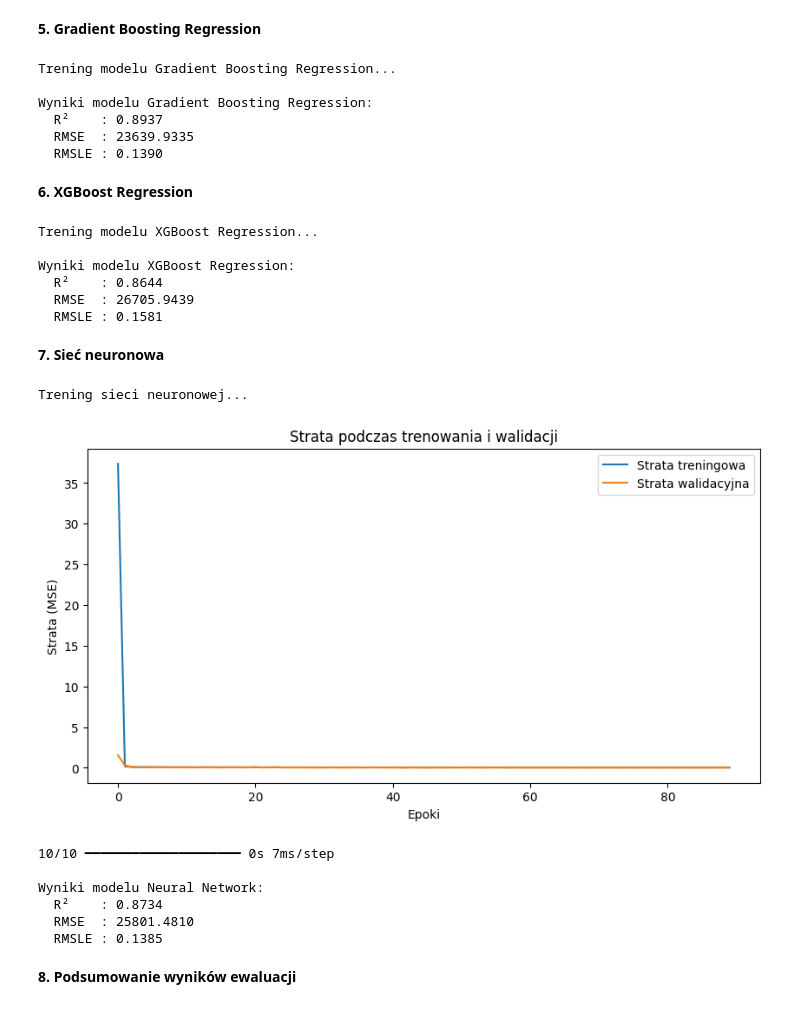
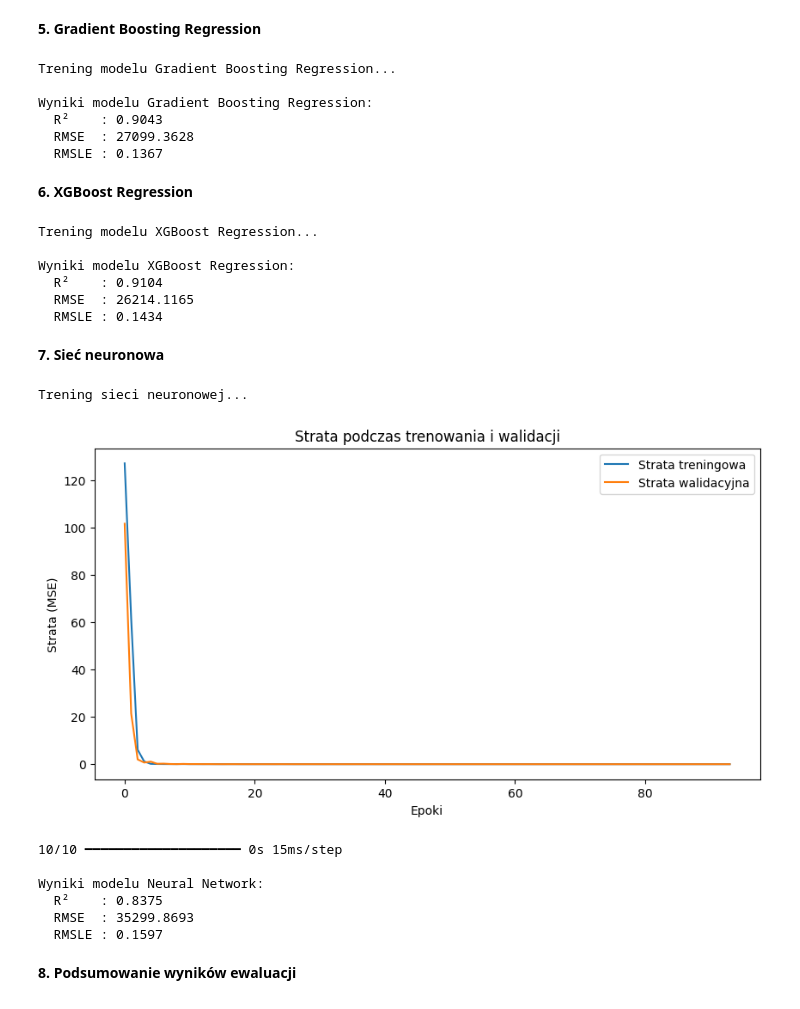
Before and after one commit to jan-kordas/ML-Project, a Jupyter notebook: Notebooks/02_Model_Training.ipynb, the cells around one changed output. Saved outputs shown, nothing was run; the diff lists cells and outputs as text; code cells hidden in the pictures.

```diff
--- a/Notebooks/02_Model_Training.ipynb
+++ b/Notebooks/02_Model_Training.ipynb
@@ -47,8 +47,8 @@ import matplotlib.pyplot as plt
 - Podział na cechy (X) i zmienną docelową (y)
 - Podział na dane treningowe i walidacyjne
 # %%
-train_df = pd.read_csv("../Data/Preprocessed/b_train_preprocessed.csv")
-test_df = pd.read_csv("../Data/Preprocessed/b_test_preprocessed.csv")
+train_df = pd.read_csv("../Data/Preprocessed/a_train_preprocessed.csv")
+test_df = pd.read_csv("../Data/Preprocessed/a_test_preprocessed.csv")
 
 X_train = train_df.drop(columns=["Id", "SalePrice"])
 y_train = train_df["SalePrice"]
@@ -131,9 +131,9 @@ evaluate_model("Gradient Boosting Regression", np.log1p(y_val), y_val_pred_gb, i
 Trening modelu Gradient Boosting Regression...
 
 Wyniki modelu Gradient Boosting Regression:
-  R²    : 0.8937
-  RMSE  : 23639.9335
-  RMSLE : 0.1390
+  R²    : 0.9043
+  RMSE  : 27099.3628
+  RMSLE : 0.1367
 # %% [markdown]
 **6. XGBoost Regression**
 # %%
@@ -146,9 +146,9 @@ evaluate_model("XGBoost Regression", np.log1p(y_val), y_val_pred_xgb, is_log_tra
 Trening modelu XGBoost Regression...
 
 Wyniki modelu XGBoost Regression:
-  R²    : 0.8644
-  RMSE  : 26705.9439
-  RMSLE : 0.1581
+  R²    : 0.9104
+  RMSE  : 26214.1165
+  RMSLE : 0.1434
 # %% [markdown]
 **7. Sieć neuronowa**
 # %%
@@ -160,51 +160,51 @@ X_val_scaled = scaler.transform(X_val)
 
 model = Sequential([
     Input(shape=(X_train_scaled.shape[1],)),
+    Dense(128, activation="relu", kernel_regularizer=l2(1e-4)),
+    BatchNormalization(),
+    Dropout(0.2),
     Dense(64, activation="relu", kernel_regularizer=l2(1e-4)),
     BatchNormalization(),
     Dropout(0.2),
     Dense(32, activation="relu", kernel_regularizer=l2(1e-4)),
     BatchNormalization(),
-    Dropout(0.2),
-    Dense(16, activation="relu", kernel_regularizer=l2(1e-4)),
-    BatchNormalization(),
     Dense(1)
 ])
 
-model.compile(optimizer=Adam(learning_rate=0.02), loss="mse", metrics=["mae"])
+model.compile(optimizer=Adam(learning_rate=0.01), loss="mse", metrics=["mae"])
 
 early_stop = EarlyStopping(monitor="val_loss", patience=15, restore_best_weights=True, verbose=0)
 reduce_lr = ReduceLROnPlateau(monitor="val_loss", factor=0.5, patience=5, verbose=0)
 
 history = model.fit(
     X_train_scaled, np.log1p(y_train_split),
     validation_data=(X_val_scaled, np.log1p(y_val)),
     epochs=200,
-    batch_size=16,
+    batch_size=64,
     callbacks=[early_stop, reduce_lr],
     verbose=0
 )
 
 plt.figure(figsize=(10, 5))
 plt.plot(history.history["loss"], label="Strata treningowa")
 plt.plot(history.history["val_loss"], label="Strata walidacyjna")
 plt.xlabel("Epoki")
 plt.ylabel("Strata (MSE)")
 plt.legend()
 plt.title("Strata podczas trenowania i walidacji")
 plt.show()
 
 y_val_pred_nn = model.predict(X_val_scaled).flatten()
 evaluate_model("Neural Network", np.log1p(y_val), y_val_pred_nn, is_log_transformed=True)
 # %% [output]
 Trening sieci neuronowej...
-[figure, old version]
+[figure, new version]
-10/10 ━━━━━━━━━━━━━━━━━━━━ 0s 7ms/step
+10/10 ━━━━━━━━━━━━━━━━━━━━ 0s 15ms/step
 
 Wyniki modelu Neural Network:
-  R²    : 0.8734
-  RMSE  : 25801.4810
-  RMSLE : 0.1385
+  R²    : 0.8375
+  RMSE  : 35299.8693
+  RMSLE : 0.1597
 # %% [markdown]
 **8. Podsumowanie wyników ewaluacji**
 # %%
```
Also changed, not shown: parts of 3 cells of this notebook, 8 other files.
